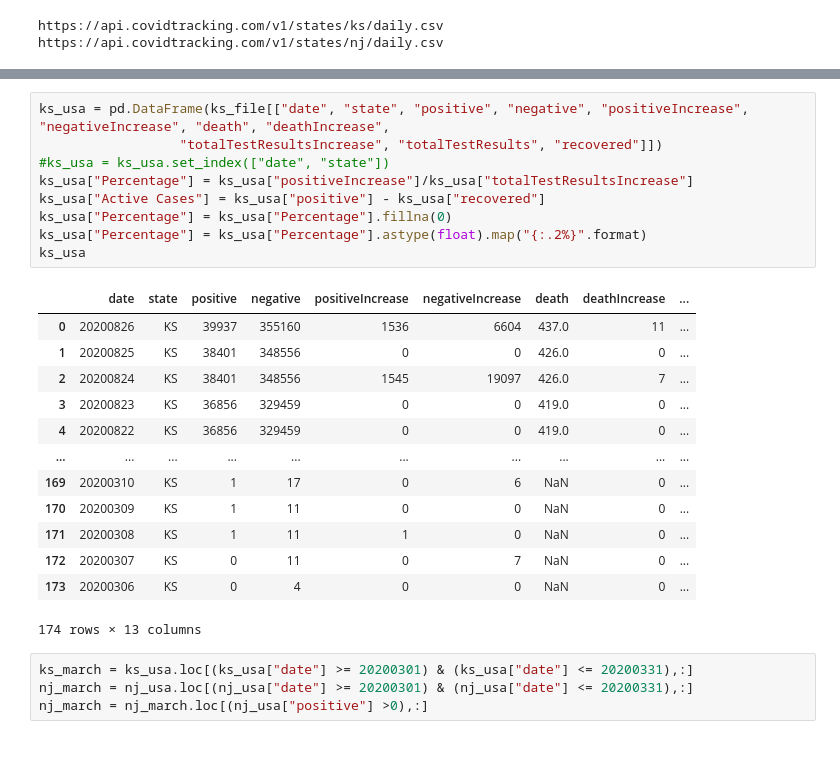
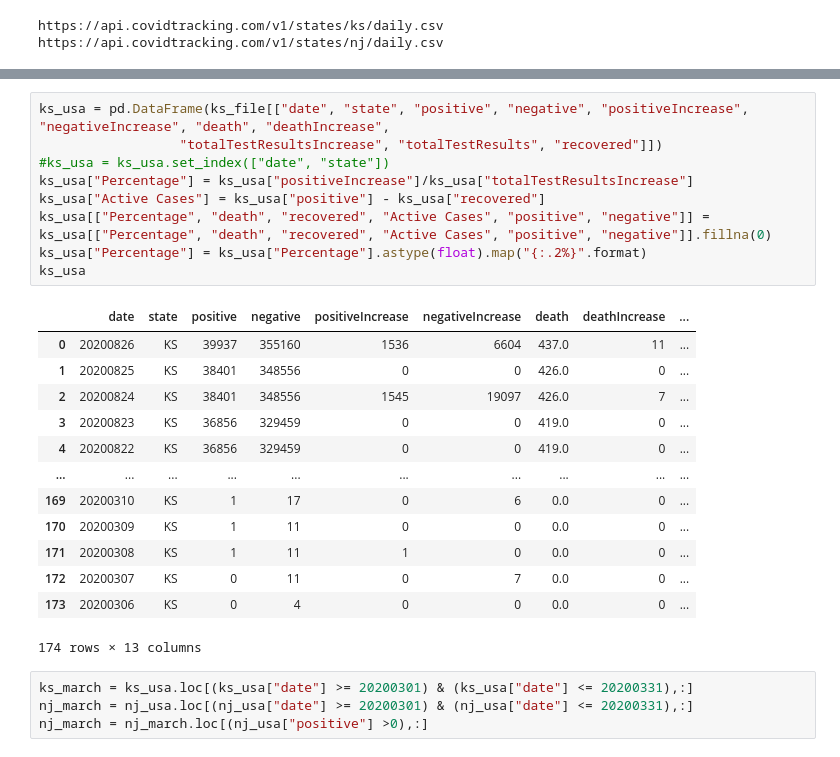
Before and after one commit to adrianstrecker/project-1, a Jupyter notebook: Covid Tracking API to CSV.ipynb, the cells around one changed output, grey strips where cells are left out. Cells and saved outputs as stored; diff of their text form.

```diff
--- a/Covid Tracking API to CSV.ipynb
+++ b/Covid Tracking API to CSV.ipynb
@@ -78,25 +78,25 @@ nj_usa
 # %%
 ks_usa = pd.DataFrame(ks_file[["date", "state", "positive", "negative", "positiveIncrease", "negativeIncrease", "death", "deathIncrease",
                   "totalTestResultsIncrease", "totalTestResults", "recovered"]])
 #ks_usa = ks_usa.set_index(["date", "state"])
 ks_usa["Percentage"] = ks_usa["positiveIncrease"]/ks_usa["totalTestResultsIncrease"]
 ks_usa["Active Cases"] = ks_usa["positive"] - ks_usa["recovered"]
-ks_usa["Percentage"] = ks_usa["Percentage"].fillna(0)
+ks_usa[["Percentage", "death", "recovered", "Active Cases", "positive", "negative"]] = ks_usa[["Percentage", "death", "recovered", "Active Cases", "positive", "negative"]].fillna(0)
 ks_usa["Percentage"] = ks_usa["Percentage"].astype(float).map("{:.2%}".format)
 ks_usa
 # %% [output]
 |  | date | state | positive | negative | positiveIncrease | negativeIncrease | death | deathIncrease | ... |
 | 0 | 20200826 | KS | 39937 | 355160 | 1536 | 6604 | 437.0 | 11 | ... |
 | 1 | 20200825 | KS | 38401 | 348556 | 0 | 0 | 426.0 | 0 | ... |
 | 2 | 20200824 | KS | 38401 | 348556 | 1545 | 19097 | 426.0 | 7 | ... |
 | 3 | 20200823 | KS | 36856 | 329459 | 0 | 0 | 419.0 | 0 | ... |
 | 4 | 20200822 | KS | 36856 | 329459 | 0 | 0 | 419.0 | 0 | ... |
 | ... | ... | ... | ... | ... | ... | ... | ... | ... | ... |
-| 169 | 20200310 | KS | 1 | 17 | 0 | 6 | NaN | 0 | ... |
-| 170 | 20200309 | KS | 1 | 11 | 0 | 0 | NaN | 0 | ... |
-| 171 | 20200308 | KS | 1 | 11 | 1 | 0 | NaN | 0 | ... |
-| 172 | 20200307 | KS | 0 | 11 | 0 | 7 | NaN | 0 | ... |
-| 173 | 20200306 | KS | 0 | 4 | 0 | 0 | NaN | 0 | ... |
+| 169 | 20200310 | KS | 1 | 17 | 0 | 6 | 0.0 | 0 | ... |
+| 170 | 20200309 | KS | 1 | 11 | 0 | 0 | 0.0 | 0 | ... |
+| 171 | 20200308 | KS | 1 | 11 | 1 | 0 | 0.0 | 0 | ... |
+| 172 | 20200307 | KS | 0 | 11 | 0 | 7 | 0.0 | 0 | ... |
+| 173 | 20200306 | KS | 0 | 4 | 0 | 0 | 0.0 | 0 | ... |
 174 rows × 13 columns
 # %%
 ks_march = ks_usa.loc[(ks_usa["date"] >= 20200301) & (ks_usa["date"] <= 20200331),:]
```
Also changed, not shown: parts of 3 cells of this notebook, 1 other file.
